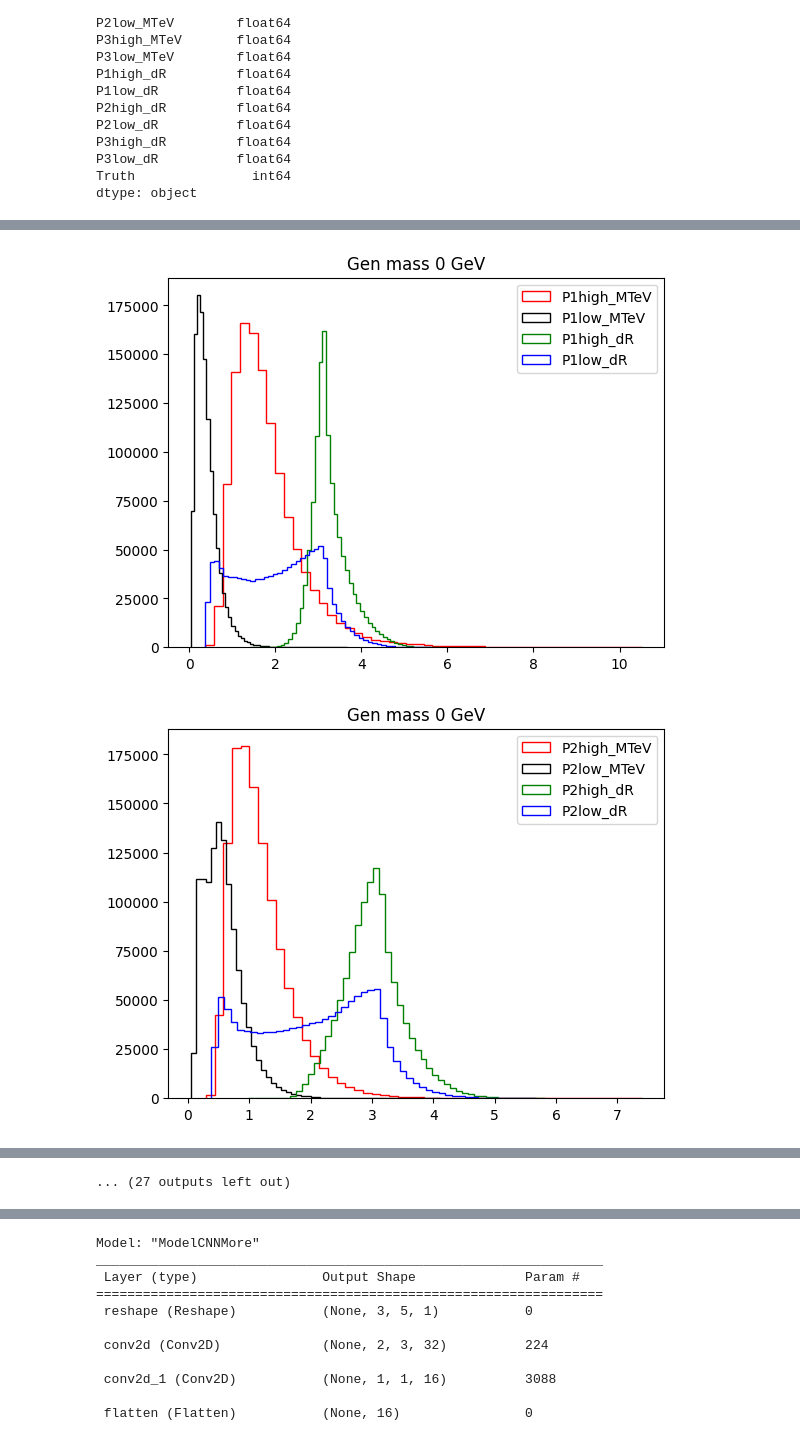
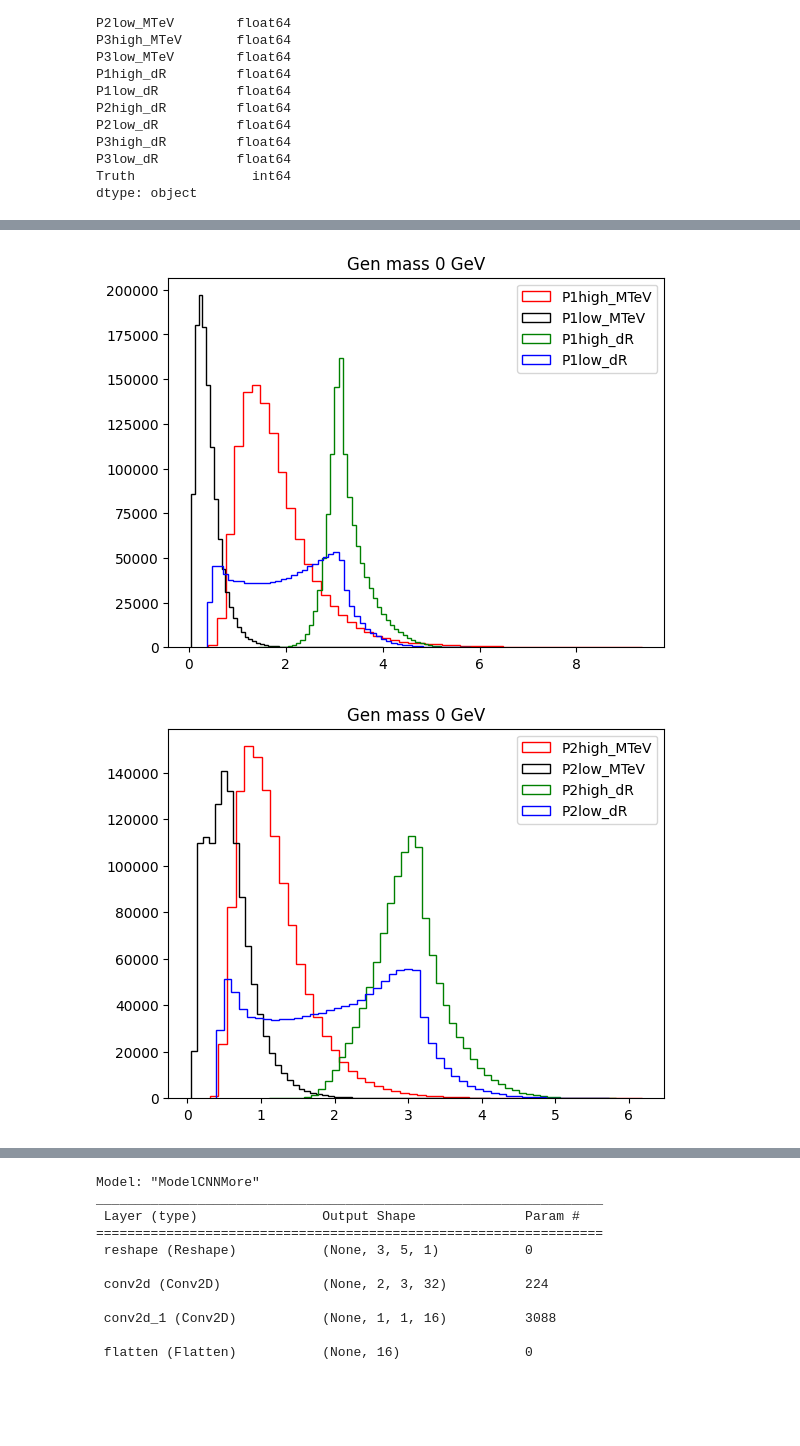
Before and after one commit to wang-hui/DiJet_ML, a Jupyter notebook: SigBG_CNN.ipynb, the cells around one changed output, grey strips where cells are left out. Saved outputs shown, nothing was run; the diff lists cells and outputs as text; code cells hidden in the pictures; blank space fills up the shorter version.

Commit message:
add resonant signals in training

```diff
--- a/SigBG_CNN.ipynb
+++ b/SigBG_CNN.ipynb
@@ -60,7 +69,8 @@ def make_training_and_testing_pd(Mass):
 
     return [TrainingDF, TestingDF]
 # %%
-Masses = [0, 500, 600, 700, 800, 900, 1000, 1250, 1500, 1750, 2000, 2500, 3000]
+InputList = ["QCD_2M_stride30", 500, 600, 700, 800, 900, 1000, 1250, 1500, 1750, 2000, 2500, 3000,
+             "Ms2000_Mc500", "Ms4000_Mc1000", "Ms6000_Mc1600", "Ms8000_Mc2000", "Ms9000_Mc2250", "Ms8000_Mc3000"]
 
 SanityCheckPlots = True
 # %%
@@ -70,7 +80,7 @@ Mem0 = psutil.virtual_memory().available
 TrainingDF = None
 TestingDF = None
 with Pool(processes=6) as pool:
-    DFarray = pool.map(make_training_and_testing_pd, Masses)
+    DFarray = pool.map(make_training_and_testing_pd, InputList)
     TrainingDF =pd.concat([row[0] for row in DFarray], ignore_index=True)
     TestingDF = pd.concat([row[1] for row in DFarray], ignore_index=True)
 
@@ -170,15 +185,15 @@ if SanityCheckPlots:
 # %%
 if SanityCheckPlots:
-    for Mass in Masses:
+    for Mass in [0]: ### only plot QCD. signal plots are in Dijet_CNN.ipynb ###
         for Pair in ["P1", "P2", "P3"]:
             TrainingDF_temp = TrainingDF.loc[TrainingDF["Mass"] == Mass]
             plt.figure()
             plt.hist(TrainingDF_temp[Pair + "high_MTeV"], bins = 50, histtype = "step", color = "r", label = Pair + "high_MTeV")
             plt.hist(TrainingDF_temp[Pair + "low_MTeV"], bins = 50, histtype = "step", color = "k", label = Pair + "low_MTeV")
             plt.hist(TrainingDF_temp[Pair + "high_dR"], bins = 50, histtype = "step", color = "g", label = Pair + "high_dR")
             plt.hist(TrainingDF_temp[Pair + "low_dR"], bins = 50, histtype = "step", color = "b", label = Pair + "low_dR")
             plt.legend()
             plt.title("Gen mass " + str(Mass) + " GeV")
 # %% [output]
-[figure, old version]
+[figure, new version]
-[figure, old version]
+[figure, new version]
@@ -195,4 +201,3 @@ if SanityCheckPlots:
-... (27 outputs left out)
 # %%
 InputList = ["fourjetmasstev", "P1high_MTeV", "P1low_MTeV", "P1high_dR", "P1low_dR",
              "fourjetmasstev", "P2high_MTeV", "P2low_MTeV", "P2high_dR", "P2low_dR",
```
Also changed, not shown: parts of 24 cells of this notebook, 1 other file.
